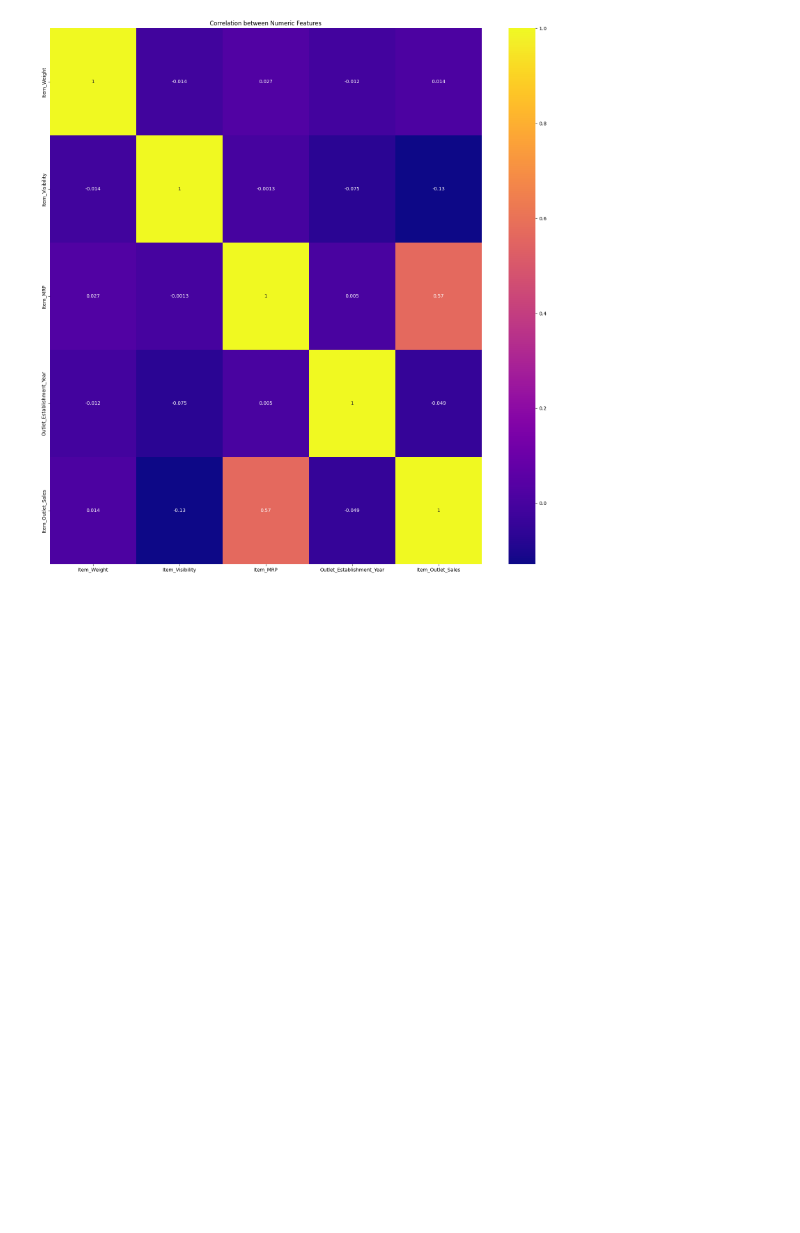
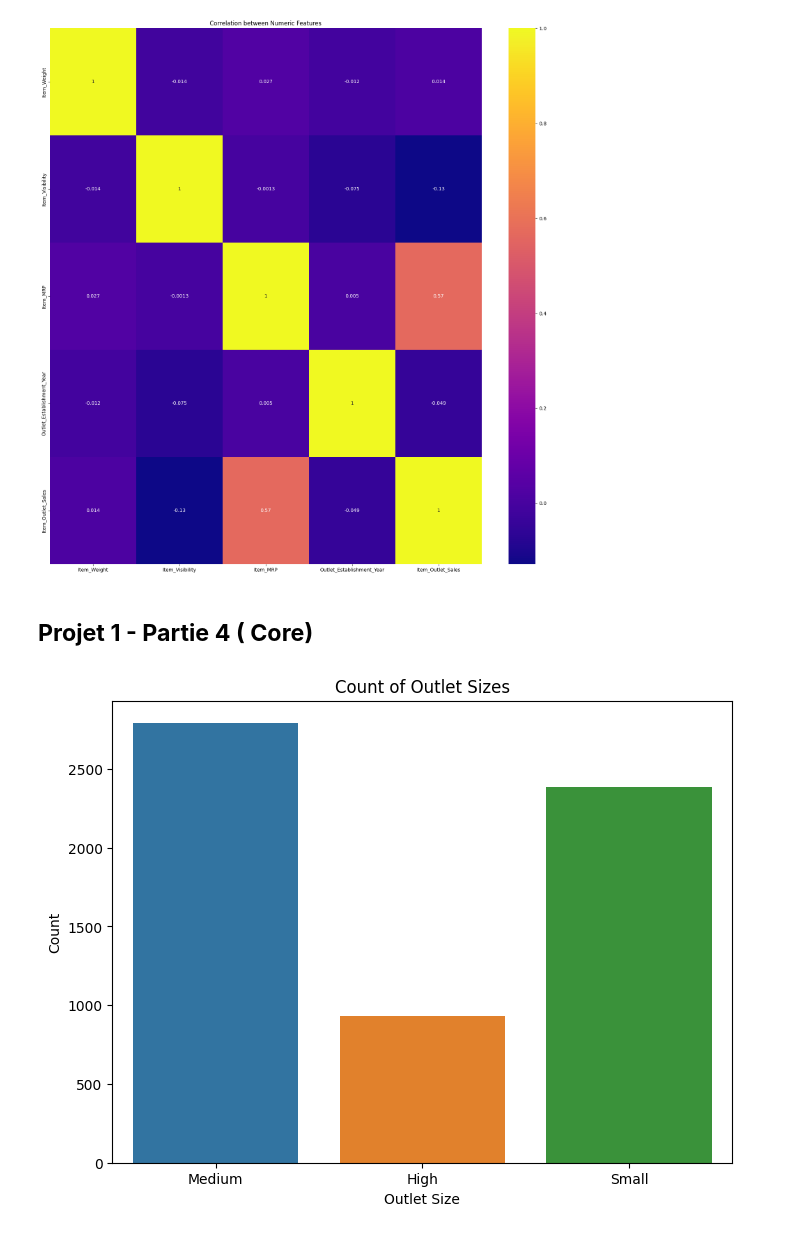
Before and after one commit to naghwalid/sales_predictions, a Jupyter notebook: Project_1_Part_3_(Core).ipynb, the cells around one changed output. Saved outputs shown, nothing was run; the diff lists cells and outputs as text; code cells hidden in the pictures; blank space fills up the shorter version.

```diff
--- a/Project_1_Part_3_(Core).ipynb
+++ b/Project_1_Part_3_(Core).ipynb
@@ -83,3 +83,17 @@ plt.title('Correlation between Numeric Features')
 plt.show()
 # %% [output]
 [figure]
+# %% [markdown]
+## **Projet 1 - Partie 4 ( Core)**
+# %%
+import matplotlib.pyplot as plt
+import seaborn as sns
+#1) Bar Plot: Visualizing the count of each outlet size category.
+plt.figure(figsize=(8, 6))
+sns.countplot(data=df, x='Outlet_Size')
+plt.title('Count of Outlet Sizes')
+plt.xlabel('Outlet Size')
+plt.ylabel('Count')
+plt.show()
+# %% [output]
+[figure, added]
```
Also changed, not shown: parts of 4 cells of this notebook.
